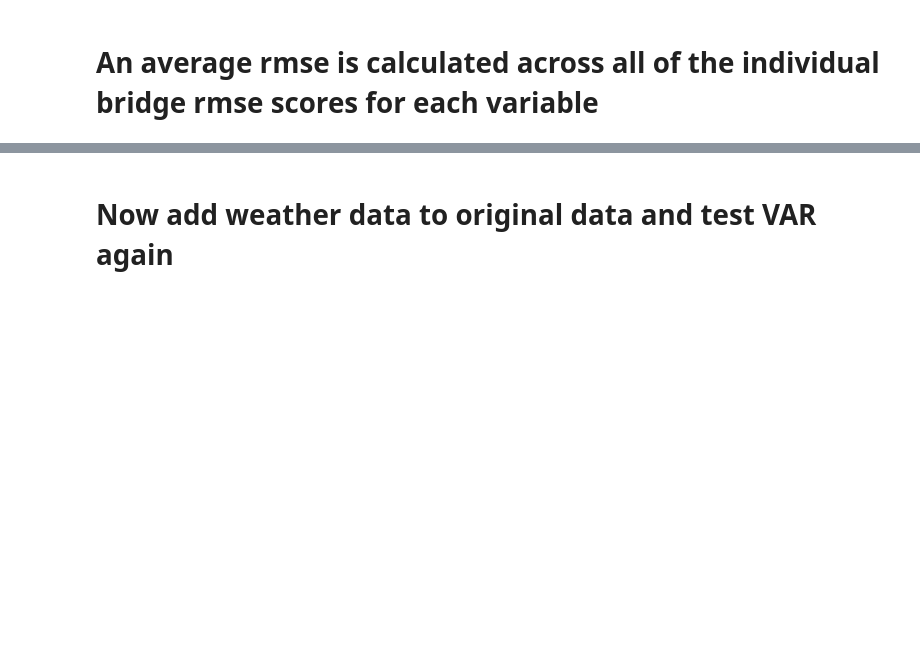
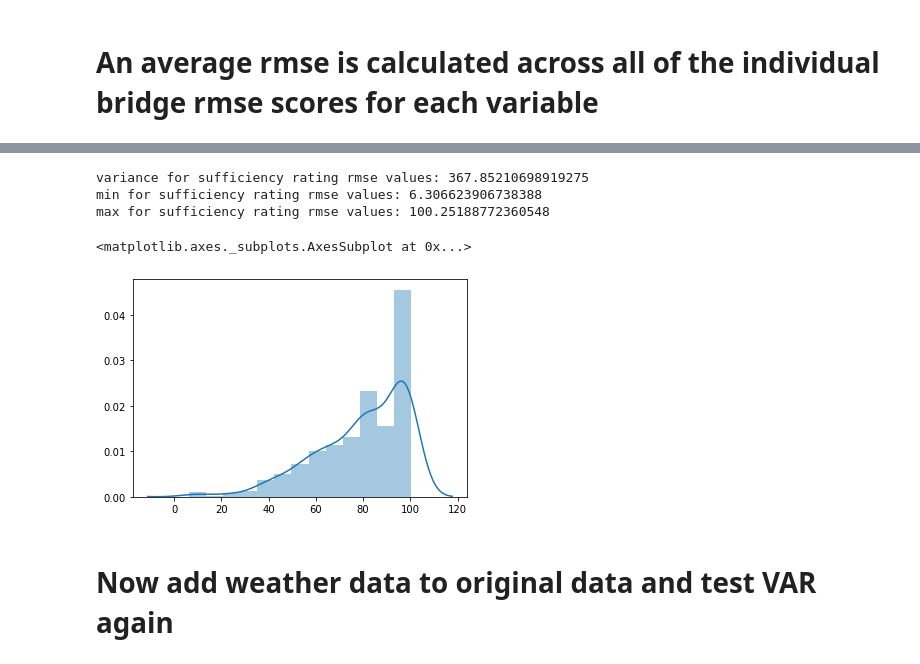
Before and after one commit to nnbaokhang/Descriptive-and-Predictive-Deep-Learning-Analytical-Tools-for-Enhanced-Bridge-Management, a Jupyter notebook: regressionbased_time_series_forecasting.ipynb, the cells around one changed output, grey strips where cells are left out. Saved outputs shown, nothing was run; the diff lists cells and outputs as text; code cells hidden in the pictures; blank space fills up the shorter version.

```diff
--- a/regressionbased_time_series_forecasting.ipynb
+++ b/regressionbased_time_series_forecasting.ipynb
@@ -292,6 +318,6 @@ varout rmse (sufficiency rating): 6.286850939115178
 # %% [markdown]
 # Now we try applying some MinMaxScaling to the original dataset and test VAR again
 # %%
-from sklearn.preprocessing import MinMaxScaler
+from sklearn.preprocessing import StandardScaler
 
-scaler = MinMaxScaler()
+scaler = StandardScaler()
@@ -384,3 +499,18 @@ varout rmse: 95.53317934909036
+# %%
+import statistics
+import seaborn as sns
+
+print("variance for sufficiency rating rmse values: " + str(statistics.variance(rmse_ES_dict['varout'])))
+print("min for sufficiency rating rmse values: " + str(min(rmse_ES_dict['varout'])))
+print("max for sufficiency rating rmse values: " + str(max(rmse_ES_dict['varout'])))
+
+sns.distplot(rmse_ES_dict['varout'])
+# %% [output]
+variance for sufficiency rating rmse values: 367.85210698919275
+min for sufficiency rating rmse values: 6.306623906738388
+max for sufficiency rating rmse values: 100.25188772360548
+<matplotlib.axes._subplots.AxesSubplot at 0x...>
+[figure, added]
 # %% [markdown]
 # Now add weather data to original data and test VAR again
 # %%
```
Also changed, not shown: parts of 23 cells of this notebook.
